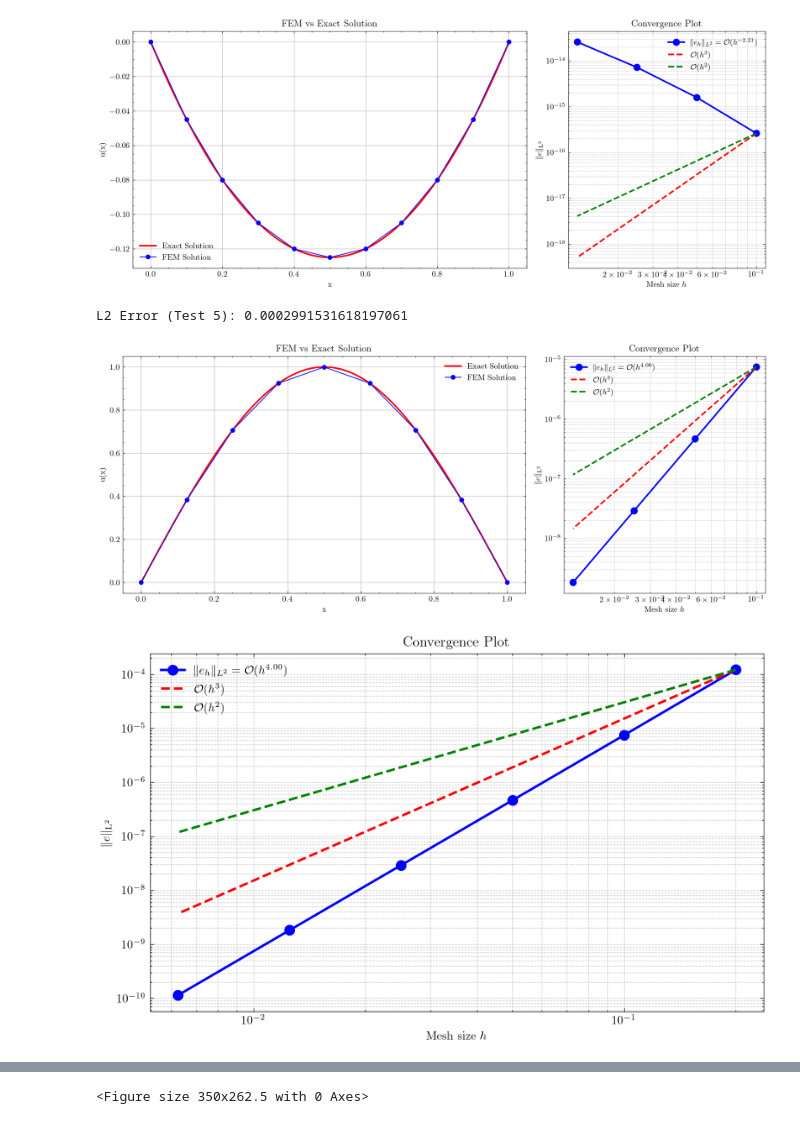
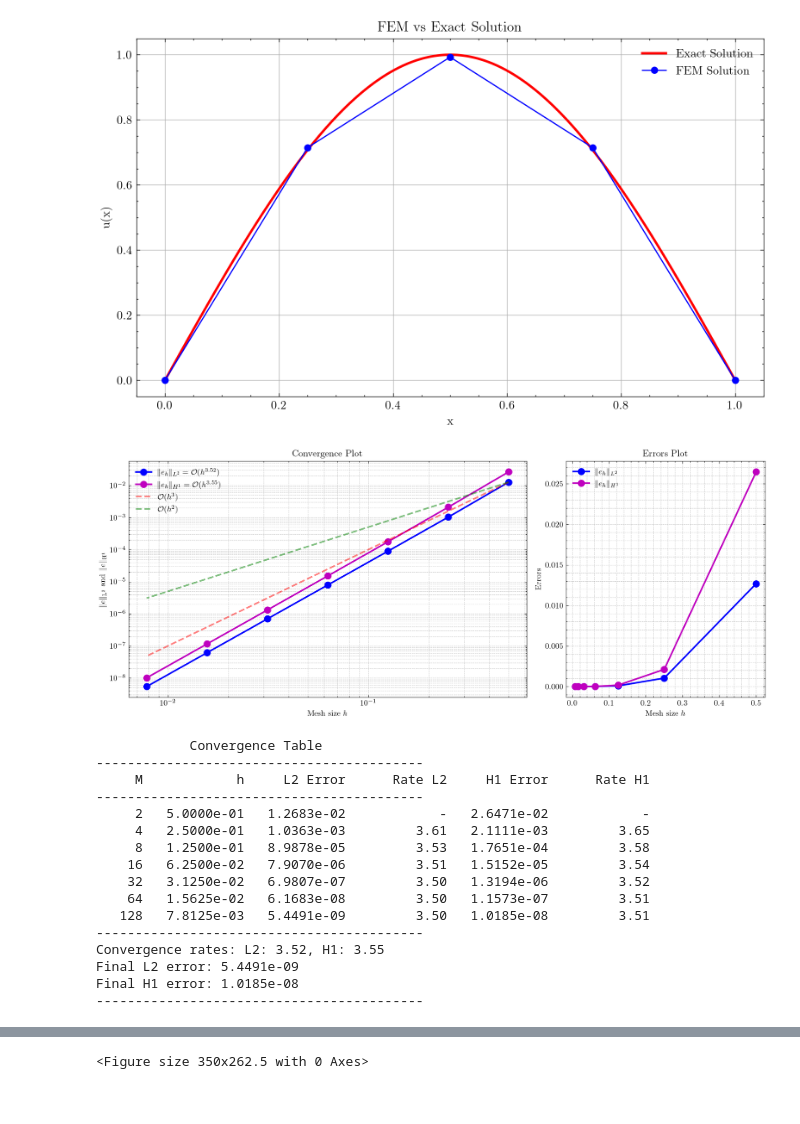
Before and after one commit to TrymSaether/TMA4212-Project-2-FEM, a Jupyter notebook: main.ipynb, the cells around one changed output, grey strips where cells are left out. Drawn from its saved outputs; the diff is of its cells as text; code cells hidden in the pictures.

Commit message:
Enhance FEMPoissonSolver with exact solution retrieval and error analysis methods

```diff
--- a/main.ipynb
+++ b/main.ipynb
@@ -2,32 +2,36 @@
 import numpy as np
 import matplotlib.pyplot as plt
 from problem_1.FEMpoisson import FEMPoissonSolver
-# %%
-
-# Example usage:
-M = 5
-f = lambda x: -1.0
-exact = lambda x: (1.0 / 2.0) * (x**2 - x)
-solver = FEMPoissonSolver(M, f, exact)
-solver.assemble()
-solver.solve()
-solver.plot(fine_mesh=200, name='1')
-# %% [output]
-[figure, removed]
 # %%
 
 f2 = lambda x: np.pi**2 * np.sin(np.pi*x)
 exact2 = lambda x: np.sin(np.pi*x)
-solver2 = FEMPoissonSolver(M=4, f=f2, exact=exact2)
+solver2 = FEMPoissonSolver(M=2, f=f2, exact=exact2)
 solver2.assemble()
 solver2.solve()
-print("L2 Error (Test 5):", solver2.L2_error())
-solver2.plot(fine_mesh=200, name='2')
+# print("L2 Error (Test 5):", solver2.L2_error())
+solver2.plot_solution(name='2')
 solver2.plot_convergence(name='2')
+solver2.print_convergence_table()
 # %% [output]
-L2 Error (Test 5): 0.0002991531618197061
-[figure, old version]
+[figure, new version]
-[figure, old version]
+[figure, new version]
+            Convergence Table
+------------------------------------------
+     M            h     L2 Error      Rate L2     H1 Error      Rate H1
+------------------------------------------
+     2   5.0000e-01   1.2683e-02            -   2.6471e-02            -
+     4   2.5000e-01   1.0363e-03         3.61   2.1111e-03         3.65
+     8   1.2500e-01   8.9878e-05         3.53   1.7651e-04         3.58
+    16   6.2500e-02   7.9070e-06         3.51   1.5152e-05         3.54
+    32   3.1250e-02   6.9807e-07         3.50   1.3194e-06         3.52
+    64   1.5625e-02   6.1683e-08         3.50   1.1573e-07         3.51
+   128   7.8125e-03   5.4491e-09         3.50   1.0185e-08         3.51
+------------------------------------------
+Convergence rates: L2: 3.52, H1: 3.55
+Final L2 error: 5.4491e-09
+Final H1 error: 1.0185e-08
+------------------------------------------
 # %%
 
 def u_exact_test4(x):
```
Also changed, not shown: parts of 3 cells of this notebook, 9 other files.
